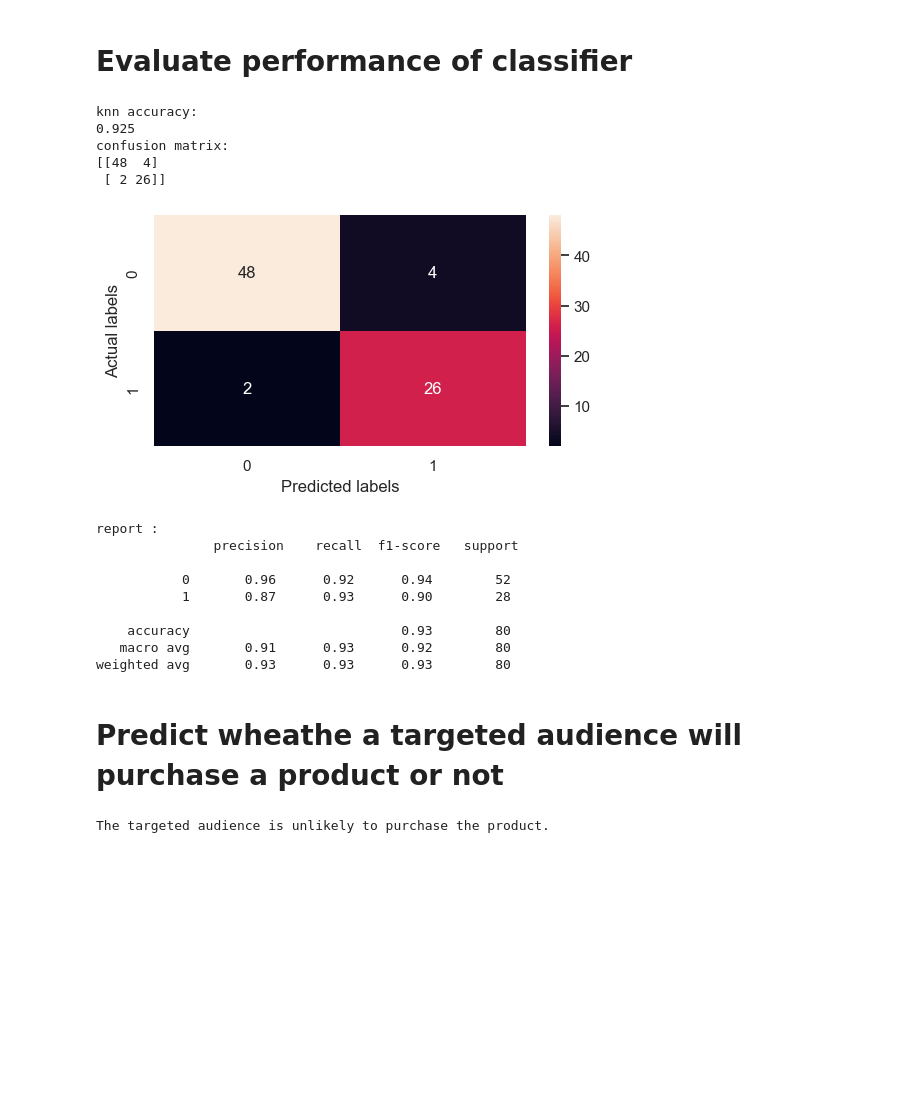
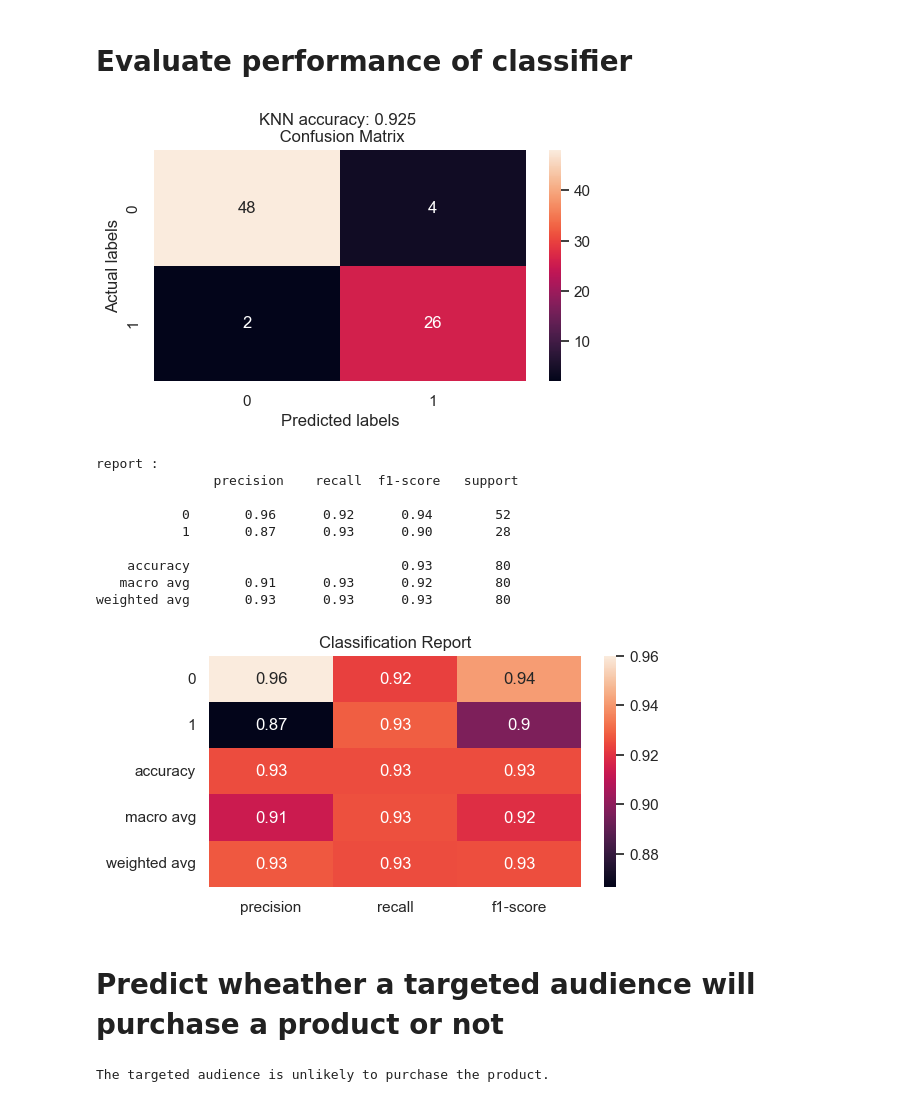
Before and after one commit to SoumabhaSaha15/AIML, a Jupyter notebook: class_work.ipynb, the cells around one changed output. Cells and saved outputs as stored; diff of their text form; code cells hidden in the pictures; blank space fills up the shorter version.

```diff
--- a/class_work.ipynb
+++ b/class_work.ipynb
@@ -61,32 +80,32 @@ y_pred = knn_classifier.predict(x_test)
 # %%
 accuracy = accuracy_score(y_test,y_pred)
 cmat = confusion_matrix(y_test,y_pred)
 crep = classification_report(y_test,y_pred)
-print('knn accuracy: ',accuracy,'confusion matrix: ',cmat,sep="\n")
 sns.set(rc={'figure.figsize':(6,3)})
 sns.heatmap(cmat,annot=True,fmt='d')
 plt.xlabel('Predicted labels')
 plt.ylabel('Actual labels')
+plt.title(f'KNN accuracy: {accuracy} \n Confusion Matrix')
 plt.show()
 print(f"report :\n {crep}")
+crep_dict = classification_report(y_test,y_pred,output_dict=True)
+sns.heatmap(pd.DataFrame(crep_dict).iloc[:-1, :].T, annot=True)
+plt.title('Classification Report')
+plt.show()
 # %% [output]
+[figure, new version]
-knn accuracy:
-0.925
-confusion matrix:
-[[48  4]
- [ 2 26]]
+report :
+               precision    recall  f1-score   support
+
+           0       0.96      0.92      0.94        52
+           1       0.87      0.93      0.90        28
+
+    accuracy                           0.93        80
+   macro avg       0.91      0.93      0.92        80
+weighted avg       0.93      0.93      0.93        80
-[figure, old version]
-report :
-               precision    recall  f1-score   support
-
-           0       0.96      0.92      0.94        52
-           1       0.87      0.93      0.90        28
-
-    accuracy                           0.93        80
-   macro avg       0.91      0.93      0.92        80
-weighted avg       0.93      0.93      0.93        80
+[figure, added]
 # %% [markdown]
-# Predict wheathe a targeted audience will purchase a product or not
+# Predict wheather a targeted audience will purchase a product or not
 # %%
 new_data = np.array([[0, 30, 50000]])
 prediction = knn_classifier.predict(scaler.transform (new_data))
```
Also changed, not shown: parts of 11 cells of this notebook.
